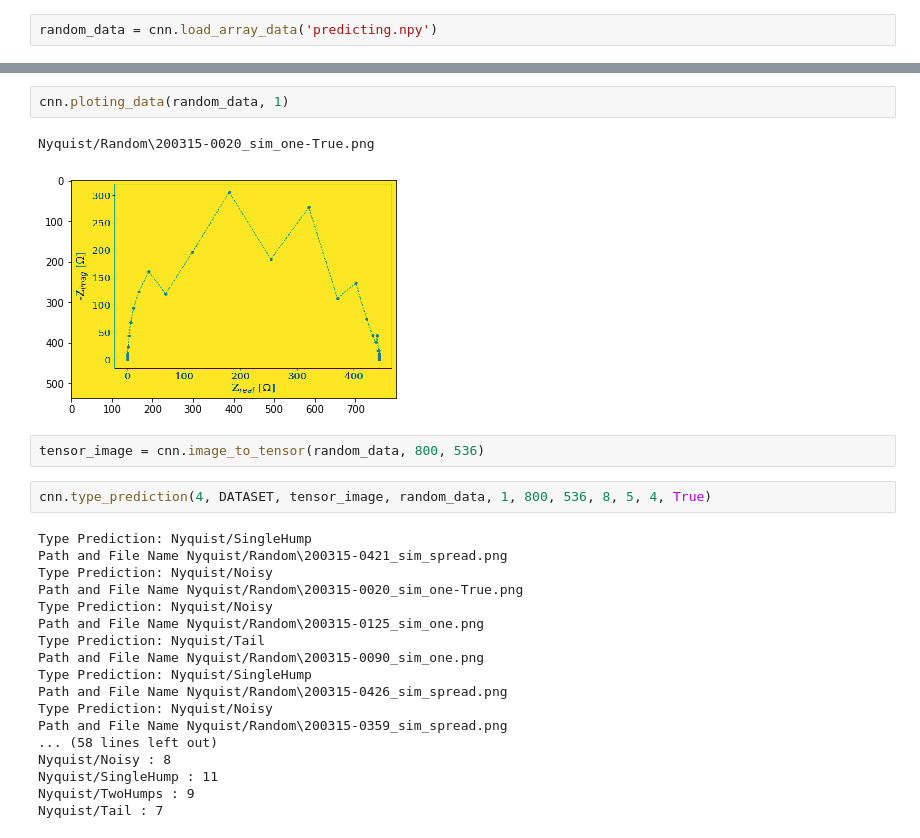
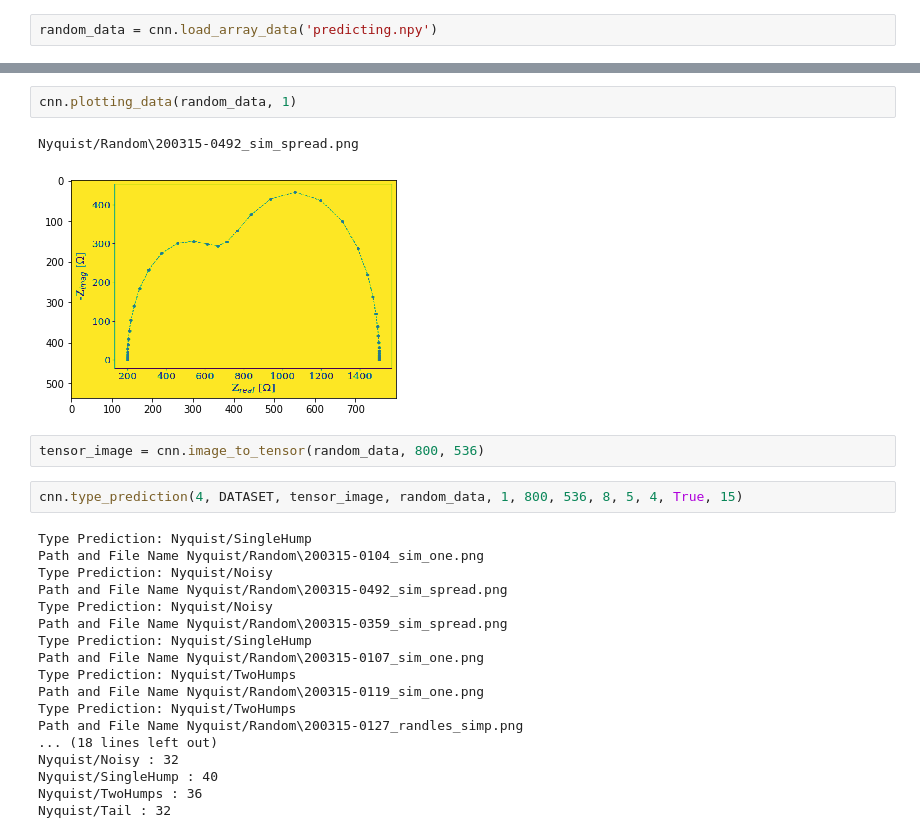
Before and after one commit to EISy-as-Py/eisy, a Jupyter notebook: examples/CNN_Model_tutorial.ipynb, the cells around one changed output, grey strips where cells are left out. Cells and saved outputs as stored; diff of their text form.

```diff
--- a/examples/CNN_Model_tutorial.ipynb
+++ b/examples/CNN_Model_tutorial.ipynb
@@ -131,28 +131,28 @@ Size of imput_data: 35
 Size of image(after rescale): 800 x 536
 # %%
-cnn.ploting_data(random_data, 1)
+cnn.plotting_data(random_data, 1)
 # %% [output]
-Nyquist/Random\200315-0020_sim_one-True.png
+Nyquist/Random\200315-0492_sim_spread.png
-[figure, old version]
+[figure, new version]
 # %%
 tensor_image = cnn.image_to_tensor(random_data, 800, 536)
 # %%
-cnn.type_prediction(4, DATASET, tensor_image, random_data, 1, 800, 536, 8, 5, 4, True)
+cnn.type_prediction(4, DATASET, tensor_image, random_data, 1, 800, 536, 8, 5, 4, True, 15)
 # %% [output]
 Type Prediction: Nyquist/SingleHump
-Path and File Name Nyquist/Random\200315-0421_sim_spread.png
+Path and File Name Nyquist/Random\200315-0104_sim_one.png
 Type Prediction: Nyquist/Noisy
-Path and File Name Nyquist/Random\200315-0020_sim_one-True.png
-Type Prediction: Nyquist/Noisy
-Path and File Name Nyquist/Random\200315-0125_sim_one.png
-Type Prediction: Nyquist/Tail
-Path and File Name Nyquist/Random\200315-0090_sim_one.png
-Type Prediction: Nyquist/SingleHump
-Path and File Name Nyquist/Random\200315-0426_sim_spread.png
+Path and File Name Nyquist/Random\200315-0492_sim_spread.png
 Type Prediction: Nyquist/Noisy
 Path and File Name Nyquist/Random\200315-0359_sim_spread.png
-... (58 lines left out)
-Nyquist/Noisy : 8
-Nyquist/SingleHump : 11
-Nyquist/TwoHumps : 9
-Nyquist/Tail : 7
+Type Prediction: Nyquist/SingleHump
+Path and File Name Nyquist/Random\200315-0107_sim_one.png
+Type Prediction: Nyquist/TwoHumps
+Path and File Name Nyquist/Random\200315-0119_sim_one.png
+Type Prediction: Nyquist/TwoHumps
+Path and File Name Nyquist/Random\200315-0127_randles_simp.png
+... (18 lines left out)
+Nyquist/Noisy : 32
+Nyquist/SingleHump : 40
+Nyquist/TwoHumps : 36
+Nyquist/Tail : 32
```
Also changed, not shown: parts of 11 cells of this notebook.
